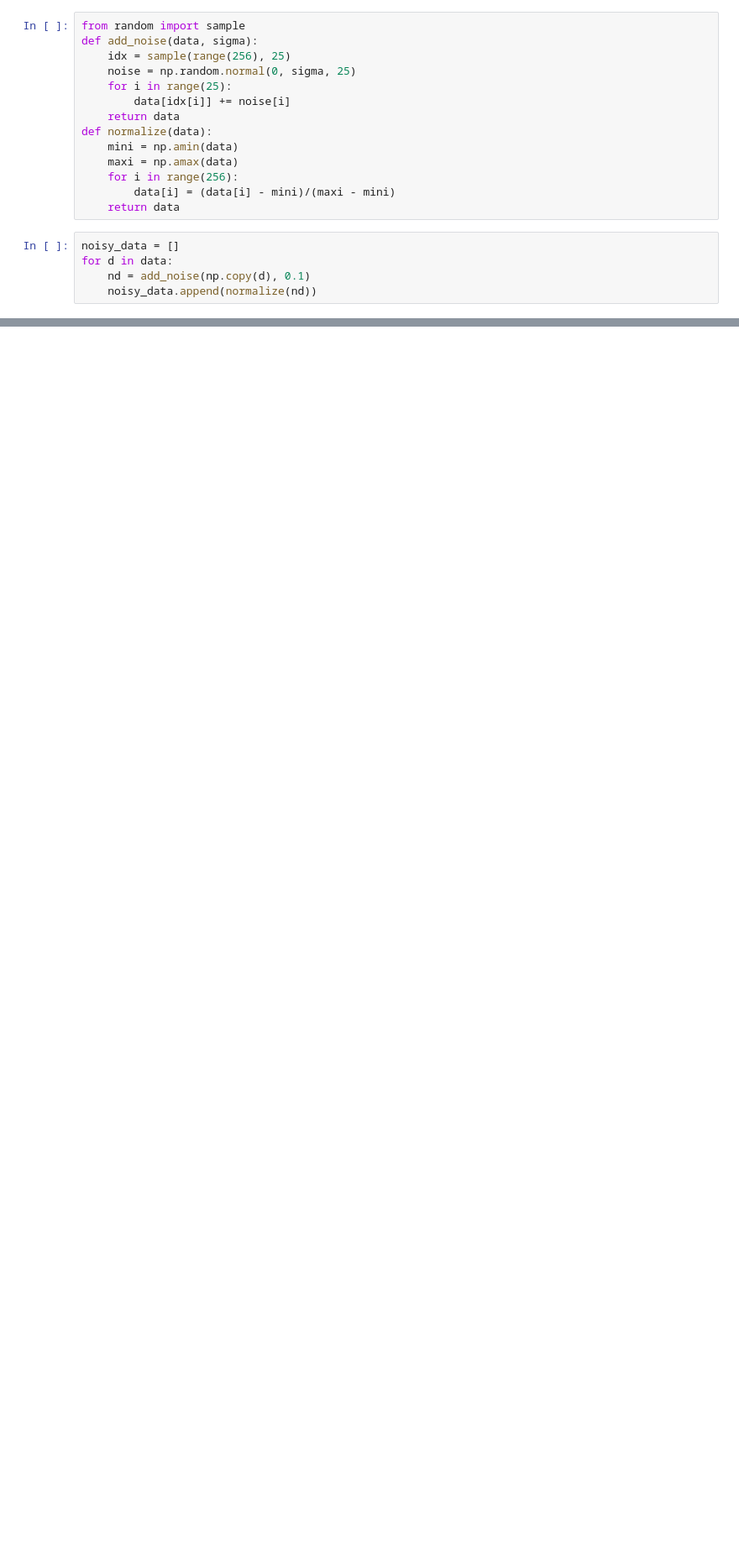
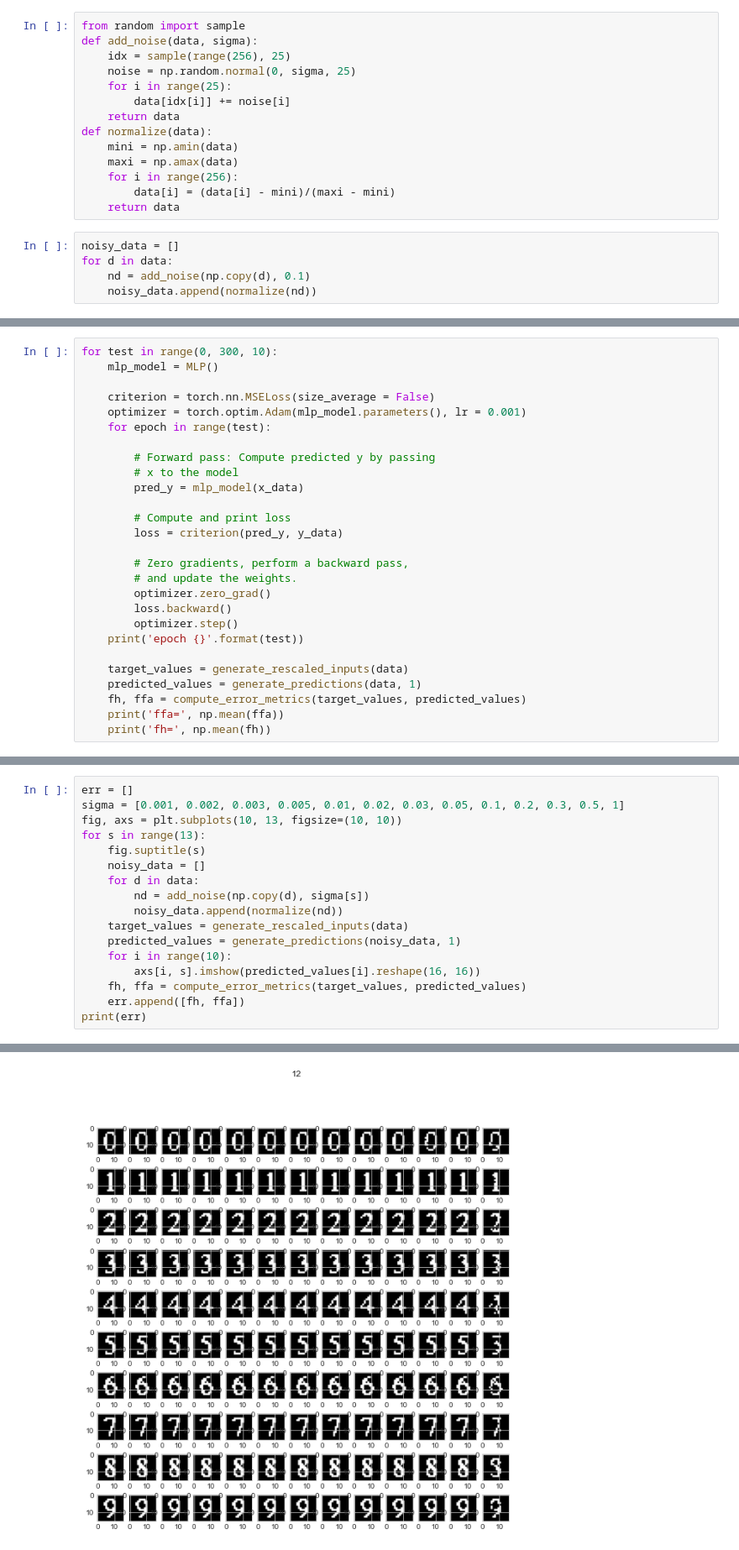
Before and after one commit to shivambang/Neural-Networks, a Jupyter notebook: Perceptron/perceptron.ipynb, the cells around one changed output, grey strips where cells are left out. Shown at 84% size. Saved outputs shown, nothing was run; the diff lists cells and outputs as text; blank space fills up the shorter version.

```diff
--- a/Perceptron/perceptron.ipynb
+++ b/Perceptron/perceptron.ipynb
@@ -197,0 +217,27 @@ print(err)
+# %%
+for test in range(0, 300, 10):
+    mlp_model = MLP()
+
+    criterion = torch.nn.MSELoss(size_average = False)
+    optimizer = torch.optim.Adam(mlp_model.parameters(), lr = 0.001)
+    for epoch in range(test):
+
+        # Forward pass: Compute predicted y by passing
+        # x to the model
+        pred_y = mlp_model(x_data)
+
+        # Compute and print loss
+        loss = criterion(pred_y, y_data)
+
+        # Zero gradients, perform a backward pass,
+        # and update the weights.
+        optimizer.zero_grad()
+        loss.backward()
+        optimizer.step()
+    print('epoch {}'.format(test))
+
+    target_values = generate_rescaled_inputs(data)
+    predicted_values = generate_predictions(data, 1)
+    fh, ffa = compute_error_metrics(target_values, predicted_values)
+    print('ffa=', np.mean(ffa))
+    print('fh=', np.mean(fh))
@@ -197,0 +262,18 @@ print(err)
+# %%
+err = []
+sigma = [0.001, 0.002, 0.003, 0.005, 0.01, 0.02, 0.03, 0.05, 0.1, 0.2, 0.3, 0.5, 1]
+fig, axs = plt.subplots(10, 13, figsize=(10, 10))
+for s in range(13):
+    fig.suptitle(s)
+    noisy_data = []
+    for d in data:
+        nd = add_noise(np.copy(d), sigma[s])
+        noisy_data.append(normalize(nd))
+    target_values = generate_rescaled_inputs(data)
+    predicted_values = generate_predictions(noisy_data, 1)
+    for i in range(10):
+        axs[i, s].imshow(predicted_values[i].reshape(16, 16))
+    fh, ffa = compute_error_metrics(target_values, predicted_values)
+    err.append([fh, ffa])
+print(err)
+# %% [output]
@@ -197,0 +281 @@ print(err)
+[figure, added]
```
Also changed, not shown: parts of 10 cells of this notebook.
